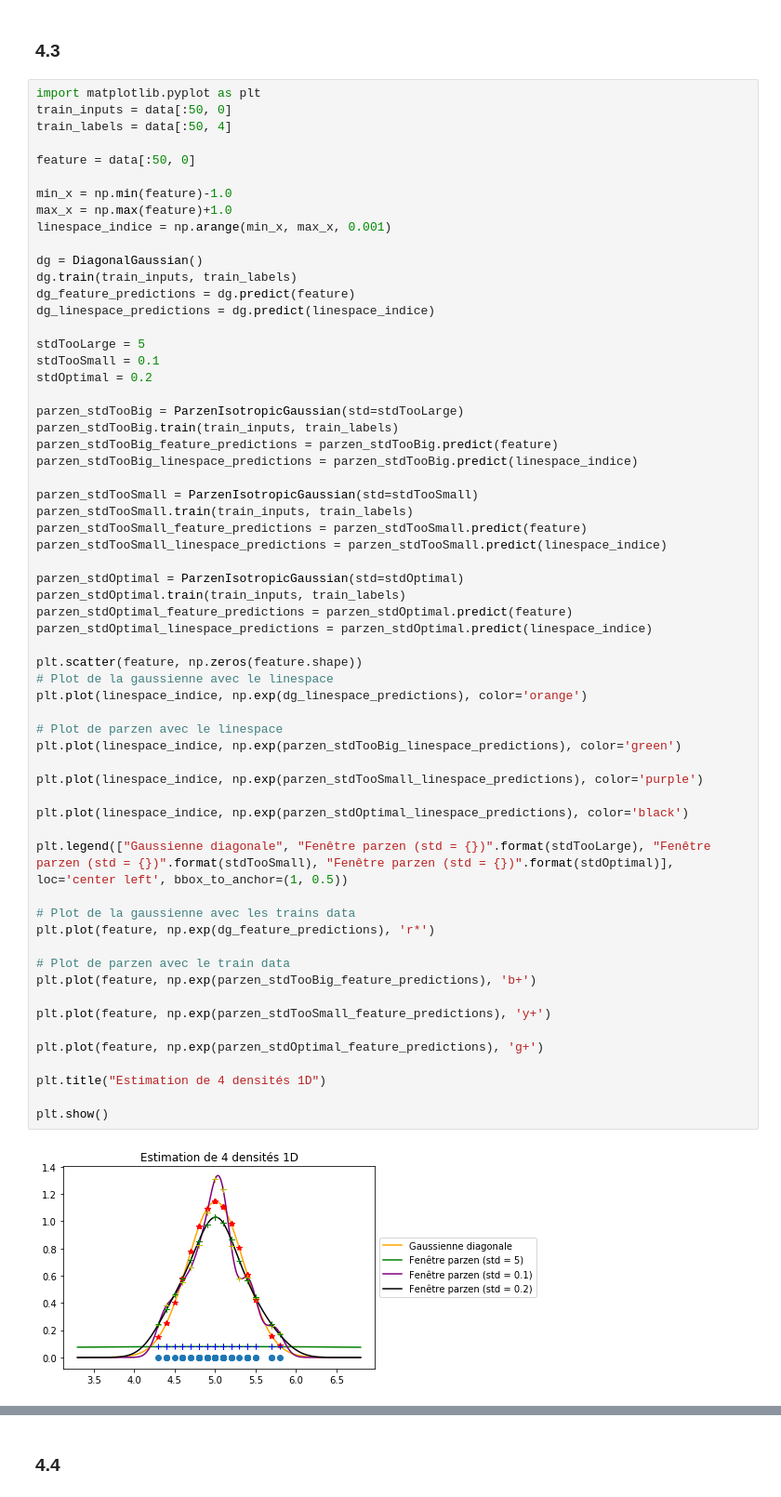
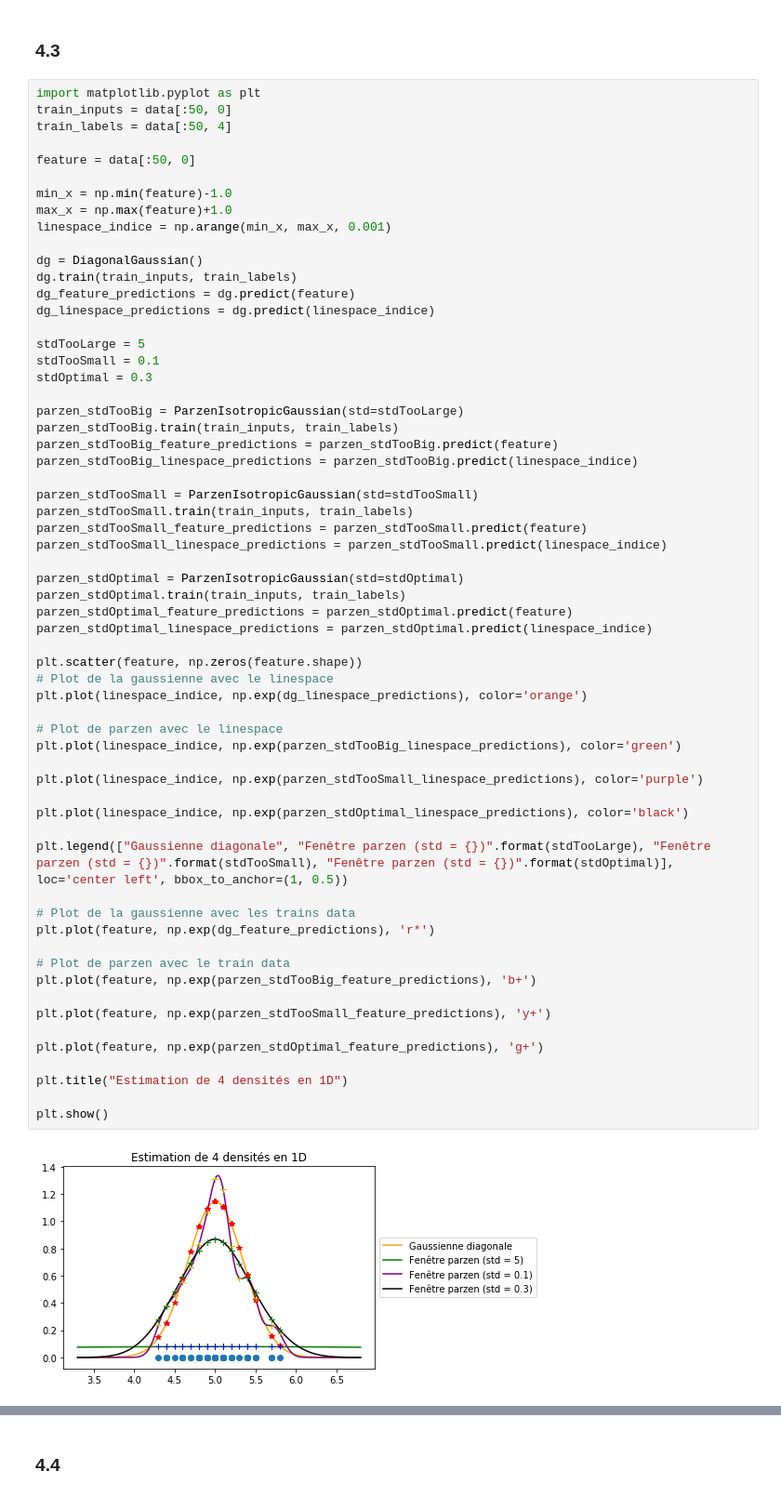
Before and after one commit to PhilippeMarcotte/IFT6390, a Jupyter notebook: Devoir_1/Q4.ipynb, the cells around one changed output, grey strips where cells are left out. Shown at 93% size. Saved outputs shown, nothing was run; the diff lists cells and outputs as text.

```diff
--- a/Devoir_1/Q4.ipynb
+++ b/Devoir_1/Q4.ipynb
@@ -173,7 +170,7 @@ dg_linespace_predictions = dg.predict(linespace_indice)
 
 stdTooLarge = 5
 stdTooSmall = 0.1
-stdOptimal = 0.2
+stdOptimal = 0.3
 
 parzen_stdTooBig = ParzenIsotropicGaussian(std=stdTooLarge)
 parzen_stdTooBig.train(train_inputs, train_labels)
@@ -189,32 +186,32 @@ parzen_stdOptimal = ParzenIsotropicGaussian(std=stdOptimal)
 parzen_stdOptimal.train(train_inputs, train_labels)
 parzen_stdOptimal_feature_predictions = parzen_stdOptimal.predict(feature)
 parzen_stdOptimal_linespace_predictions = parzen_stdOptimal.predict(linespace_indice)
 
 plt.scatter(feature, np.zeros(feature.shape))
 # Plot de la gaussienne avec le linespace
 plt.plot(linespace_indice, np.exp(dg_linespace_predictions), color='orange')
 
 # Plot de parzen avec le linespace
 plt.plot(linespace_indice, np.exp(parzen_stdTooBig_linespace_predictions), color='green')
 
 plt.plot(linespace_indice, np.exp(parzen_stdTooSmall_linespace_predictions), color='purple')
 
 plt.plot(linespace_indice, np.exp(parzen_stdOptimal_linespace_predictions), color='black')
 
 plt.legend(["Gaussienne diagonale", "Fenêtre parzen (std = {})".format(stdTooLarge), "Fenêtre parzen (std = {})".format(stdTooSmall), "Fenêtre parzen (std = {})".format(stdOptimal)], loc='center left', bbox_to_anchor=(1, 0.5))
 
 # Plot de la gaussienne avec les trains data
 plt.plot(feature, np.exp(dg_feature_predictions), 'r*')
 
 # Plot de parzen avec le train data
 plt.plot(feature, np.exp(parzen_stdTooBig_feature_predictions), 'b+')
 
 plt.plot(feature, np.exp(parzen_stdTooSmall_feature_predictions), 'y+')
 
 plt.plot(feature, np.exp(parzen_stdOptimal_feature_predictions), 'g+')
 
-plt.title("Estimation de 4 densités 1D")
+plt.title("Estimation de 4 densités en 1D")
 
 plt.show()
 # %% [output]
-[figure, old version]
+[figure, new version]
```
Also changed, not shown: parts of 5 cells of this notebook, 3 other files.
